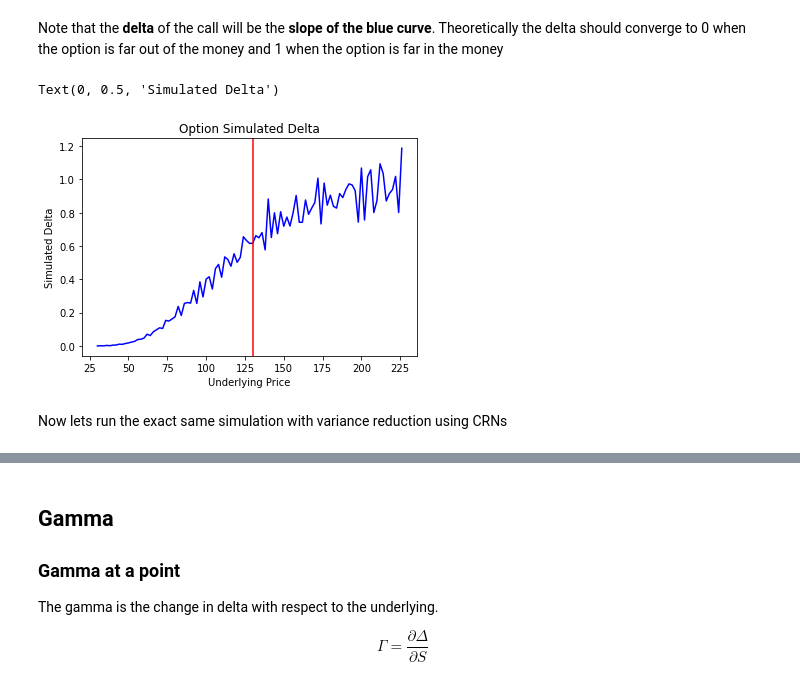
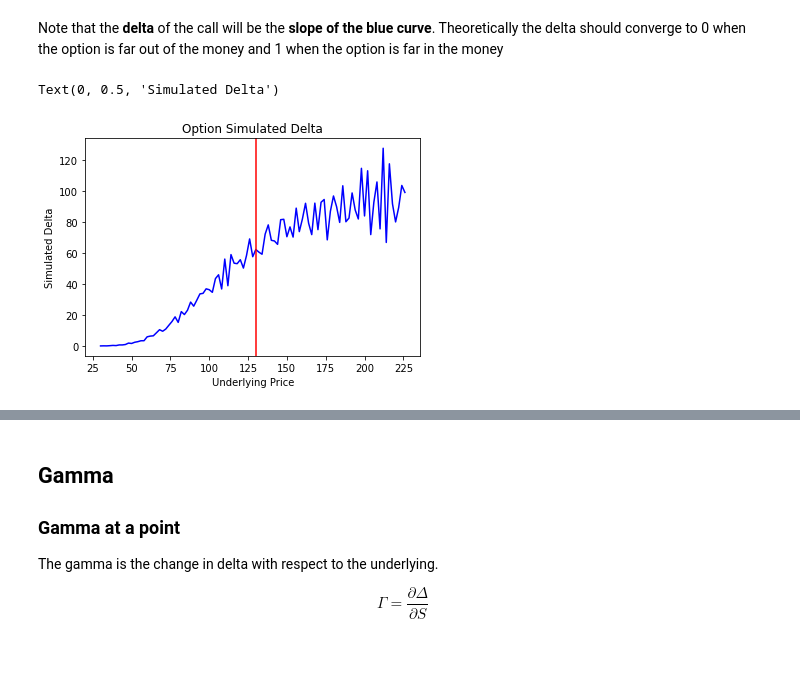
Before and after one commit to mrodek/ISYE6644-GRP236-OptionPricing, a Jupyter notebook: OptionsPricingSimulation.ipynb, the cells around one changed output, grey strips where cells are left out. Drawn from its saved outputs; the diff is of its cells as text; code cells hidden in the pictures; blank space fills up the shorter version.

```diff
--- a/OptionsPricingSimulation.ipynb
+++ b/OptionsPricingSimulation.ipynb
@@ -244,7 +244,7 @@ print(f"Strike price {130}")
 offset = 30
 CRNs = None
 for i in range(0,2*x_,2):
-    fair_price[i//2] = mc_eurocall(underlying=offset+i, k=130, mu=0.05, sigma2=0.15, m=int(1e5)*3, n=100, crn=CRNs, verbose=False)
+    fair_price[i//2] = mc_eurocall(underlying=offset+i, k=130, mu=0.05, sigma2=0.15, m=2*int(1e5), n=100, crn=None, verbose=False)
     #print(f"underlying {offset + i}, fair_price {fair_price[i]}")
 # %% [output]
 Strike price 130
@@ -262,12 +262,10 @@ plt.show()
 Note that the **delta** of the call will be the **slope of the blue curve**. Theoretically the delta should converge to 0 when the option is far out of the money and 1 when the option is far in the money
 # %%
 plt.title("Option Simulated Delta")
-plt.plot([*range(30,230,2)[:-1]],(fair_price[1:] - fair_price[:-1])/2,color="blue")
+plt.plot([*range(30,230,2)[:-1]],(fair_price[1:] - fair_price[:-1])/2*100,color="blue")
 plt.axvline(K,color="red",label="Strike")
 plt.xlabel("Underlying Price")
 plt.ylabel("Simulated Delta")
 # %% [output]
 Text(0, 0.5, 'Simulated Delta')
-[figure, old version]
+[figure, new version]
-# %% [markdown]
-Now lets run the exact same simulation with variance reduction using CRNs
```
Also changed, not shown: parts of 14 cells of this notebook.
